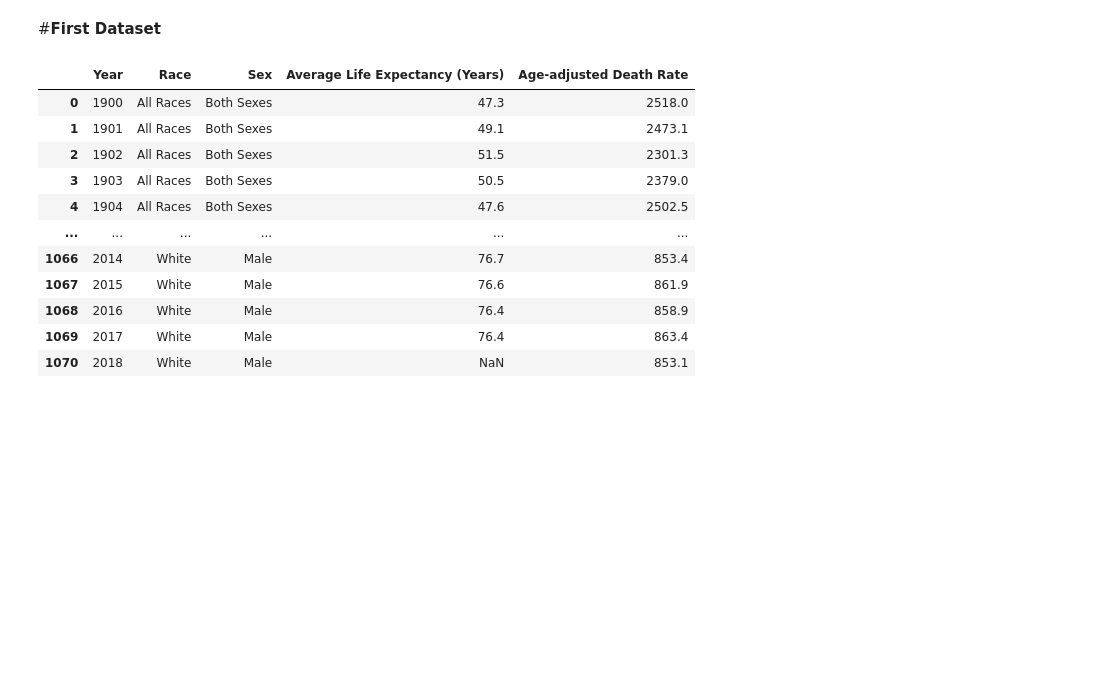
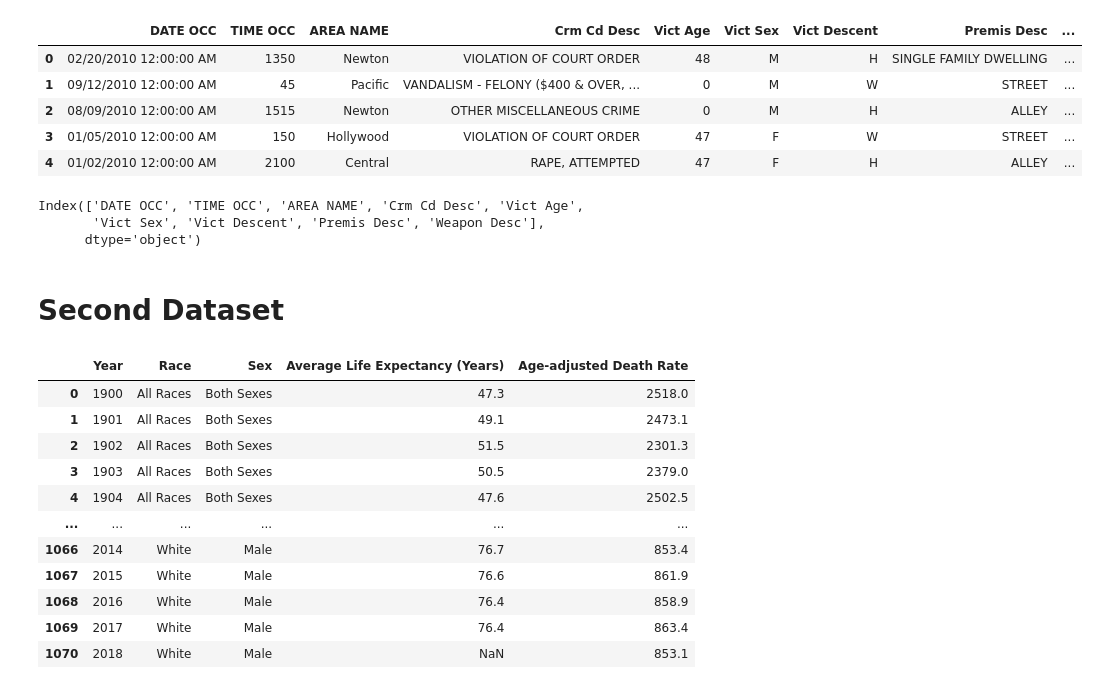
Before and after one commit to amnasyed1/datasci_9_data_prep, a Jupyter notebook: datasci_9.ipynb, the cells around one changed output. Saved outputs shown, nothing was run; the diff lists cells and outputs as text; code cells hidden in the pictures; blank space fills up the shorter version.

```diff
--- a/datasci_9.ipynb
+++ b/datasci_9.ipynb
@@ -7,5 +42,47 @@ from sklearn.model_selection import train_test_split
+# %%
+# Define the list of columns to drop
+to_drop = [
+    'dr_no',
+    'date_rptd',
+    'area_',
+    'rpt_dist_no',
+    'part_1-2',  # Note: Added a comma here to separate the elements
+    'crm_cd',
+    'mocodes',
+    'premis_cd',
+    'weapon_used_cd',
+    'status',
+    'status_desc',
+    'crm_cd_1',
+    'crm_cd_2',
+    'crm_cd_3',
+    'crm_cd_4',
+    'location',
+    'cross_street',
+    'lat',
+    'lon'
+]
+
+# Drop the specified columns from the DataFrame
+df.drop(to_drop, axis=1, inplace=True, errors='ignore')
+
+# Display the DataFrame after dropping columns
+df.head()
+# %% [output]
+|  | DATE OCC | TIME OCC | AREA NAME | Crm Cd Desc | Vict Age | Vict Sex | Vict Descent | Premis Desc | ... |
+| 0 | 02/20/2010 12:00:00 AM | 1350 | Newton | VIOLATION OF COURT ORDER | 48 | M | H | SINGLE FAMILY DWELLING | ... |
+| 1 | 09/12/2010 12:00:00 AM | 45 | Pacific | VANDALISM - FELONY ($400 & OVER, ... | 0 | M | W | STREET | ... |
+| 2 | 08/09/2010 12:00:00 AM | 1515 | Newton | OTHER MISCELLANEOUS CRIME | 0 | M | H | ALLEY | ... |
+| 3 | 01/05/2010 12:00:00 AM | 150 | Hollywood | VIOLATION OF COURT ORDER | 47 | F | W | STREET | ... |
+| 4 | 01/02/2010 12:00:00 AM | 2100 | Central | RAPE, ATTEMPTED | 47 | F | H | ALLEY | ... |
+# %%
+df.columns
+# %% [output]
+Index(['DATE OCC', 'TIME OCC', 'AREA NAME', 'Crm Cd Desc', 'Vict Age',
+       'Vict Sex', 'Vict Descent', 'Premis Desc', 'Weapon Desc'],
+      dtype='object')
 # %% [markdown]
-#**First Dataset**
+# **Second Dataset**
 # %%
 df_dle = pd.read_csv('death_and_life_expectancy.csv')
 df_dle
```
Also changed, not shown: parts of 4 cells of this notebook.
